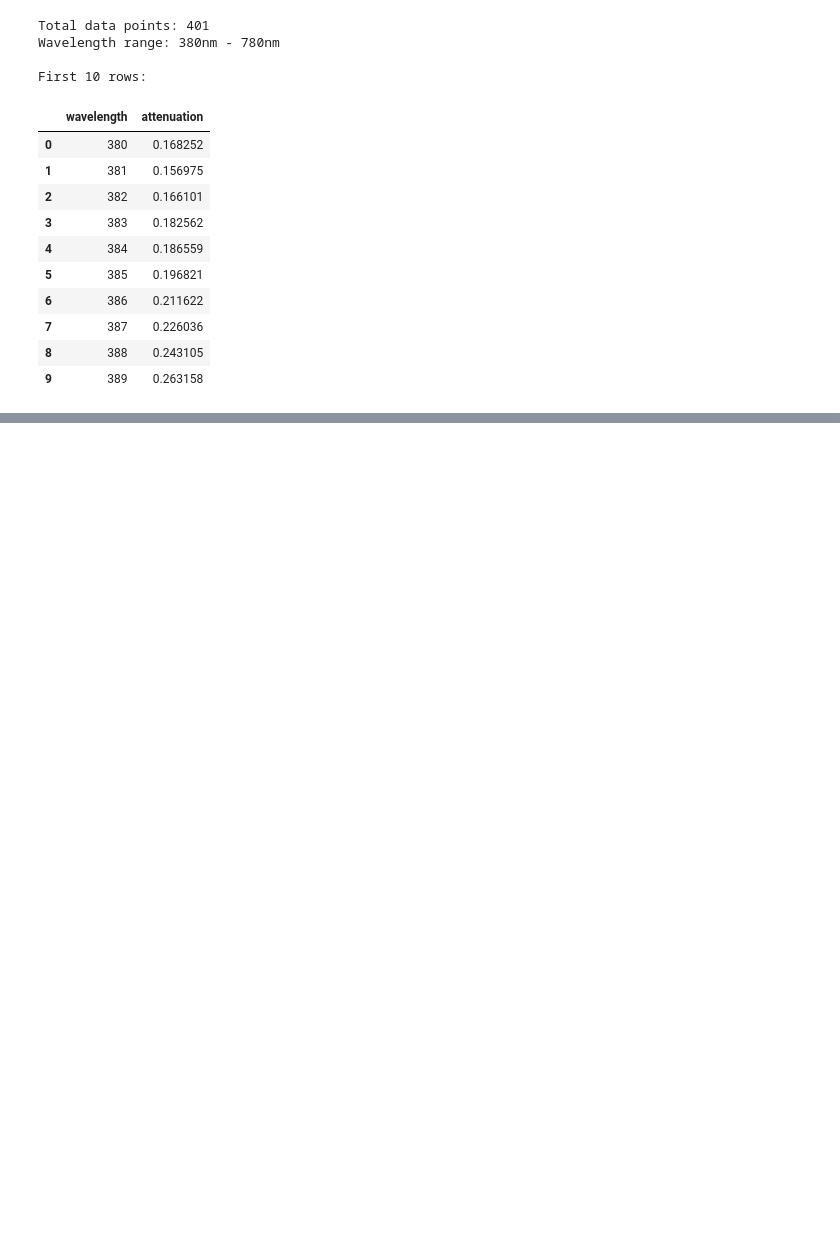
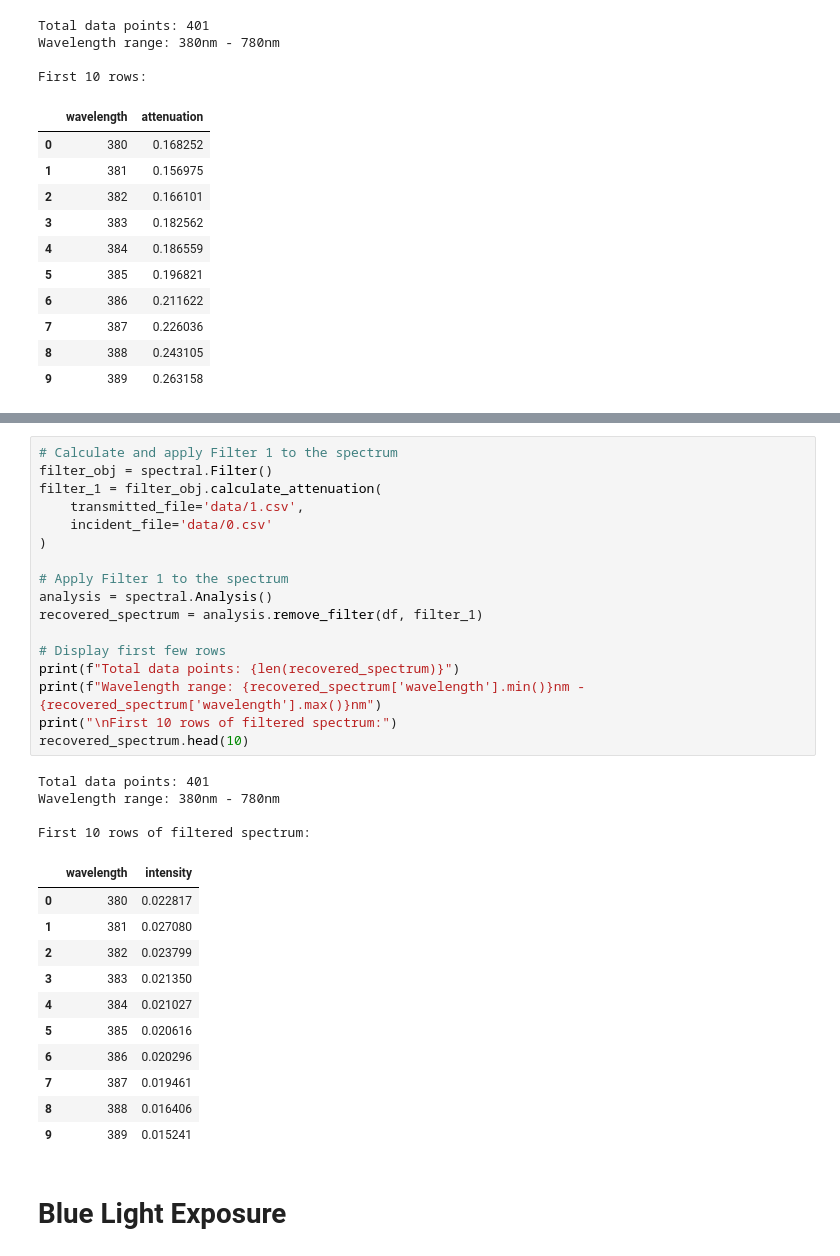
Before and after one commit to nevetssf/light-therapy, a Jupyter notebook: working.ipynb, the cells around one changed output, grey strips where cells are left out. Drawn from its saved outputs; the diff is of its cells as text; blank space fills up the shorter version.

```diff
--- a/working.ipynb
+++ b/working.ipynb
@@ -89,0 +85,35 @@ plt.show()
+# %%
+# Calculate and apply Filter 1 to the spectrum
+filter_obj = spectral.Filter()
+filter_1 = filter_obj.calculate_attenuation(
+    transmitted_file='data/1.csv',
+    incident_file='data/0.csv'
+)
+
+# Apply Filter 1 to the spectrum
+analysis = spectral.Analysis()
+recovered_spectrum = analysis.remove_filter(df, filter_1)
+
+# Display first few rows
+print(f"Total data points: {len(recovered_spectrum)}")
+print(f"Wavelength range: {recovered_spectrum['wavelength'].min()}nm - {recovered_spectrum['wavelength'].max()}nm")
+print("\nFirst 10 rows of filtered spectrum:")
+recovered_spectrum.head(10)
+# %% [output]
+Total data points: 401
+Wavelength range: 380nm - 780nm
+
+First 10 rows of filtered spectrum:
+|  | wavelength | intensity |
+| 0 | 380 | 0.022817 |
+| 1 | 381 | 0.027080 |
+| 2 | 382 | 0.023799 |
+| 3 | 383 | 0.021350 |
+| 4 | 384 | 0.021027 |
+| 5 | 385 | 0.020616 |
+| 6 | 386 | 0.020296 |
+| 7 | 387 | 0.019461 |
+| 8 | 388 | 0.016406 |
+| 9 | 389 | 0.015241 |
+# %% [markdown]
+# Blue Light Exposure
```
Also changed, not shown: parts of 11 cells of this notebook, 1 other file.
